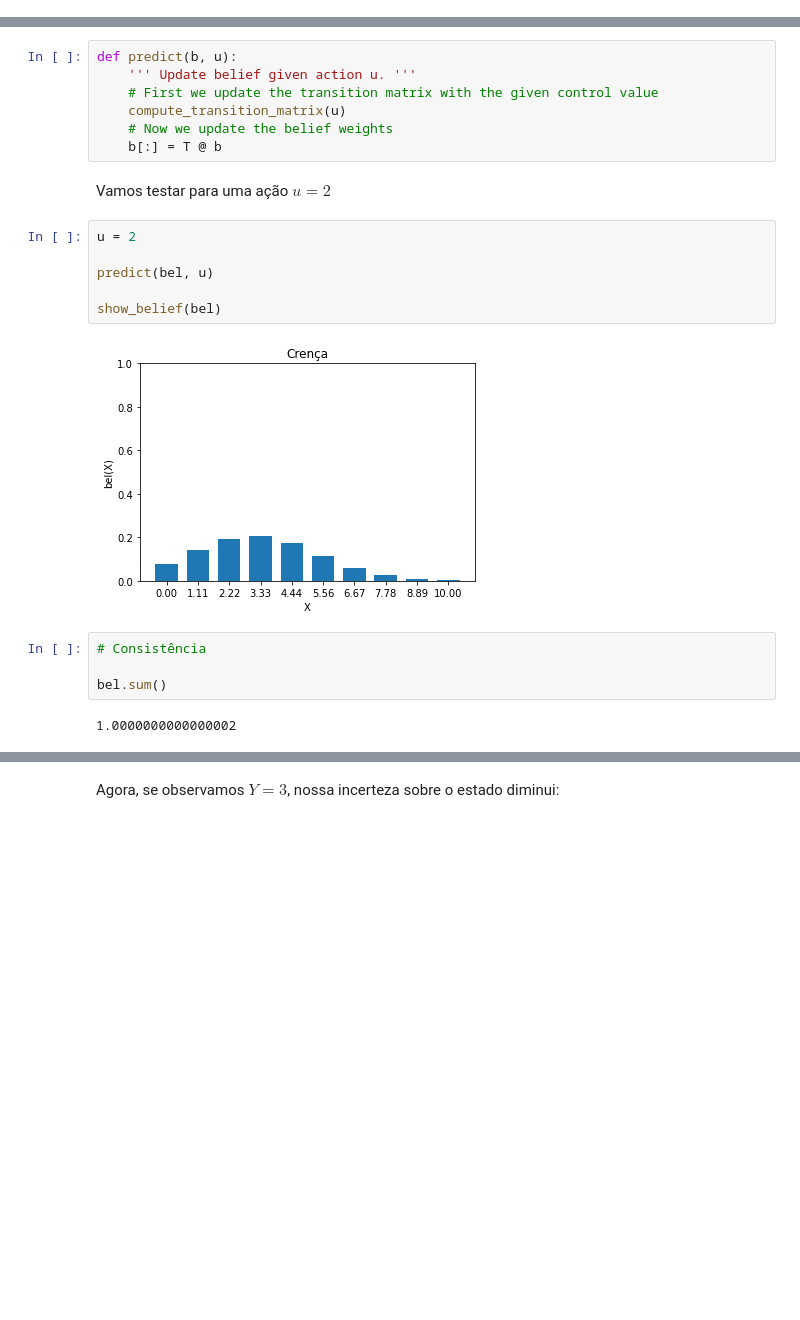
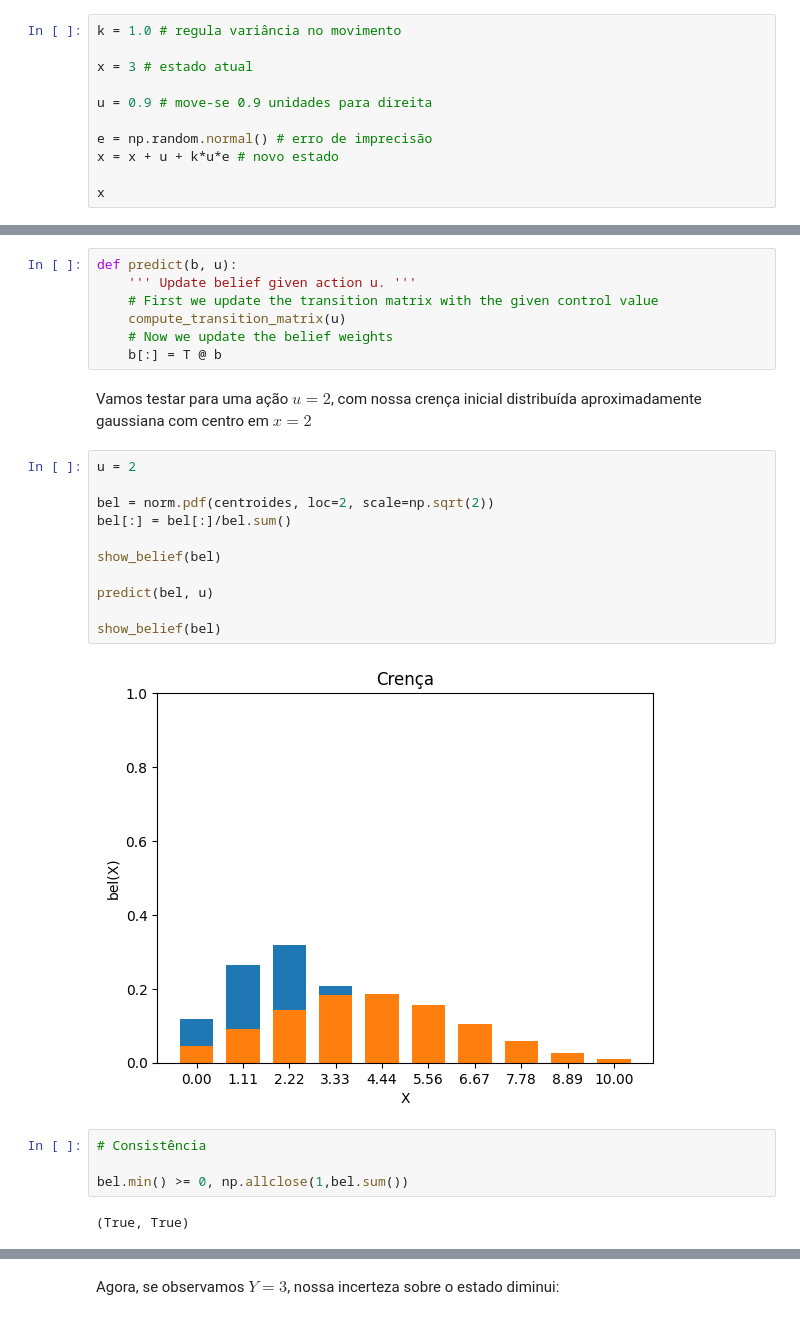
Before and after one commit to raulcdinardi/duckievillage-assignments, a Jupyter notebook: localization/Filtro de histograma.ipynb, the cells around one changed output, grey strips where cells are left out. Drawn from its saved outputs; the diff is of its cells as text; blank space fills up the shorter version.

```diff
--- a/localization/Filtro de histograma.ipynb
+++ b/localization/Filtro de histograma.ipynb
@@ -151,0 +172,11 @@ k = 1.0 # regula variância no movimento
+# %%
+k = 1.0 # regula variância no movimento
+
+x = 3 # estado atual
+
+u = 0.9 # move-se 0.9 unidades para direita
+
+e = np.random.normal() # erro de imprecisão
+x = x + u + k*u*e # novo estado
+
+x
@@ -188,19 +221,24 @@ def predict(b, u):
     # Now we update the belief weights
     b[:] = T @ b
 # %% [markdown]
-Vamos testar para uma ação $u=2$
+Vamos testar para uma ação $u=2$, com nossa crença inicial distribuída aproximadamente gaussiana com centro em $x=2$
 # %%
 u = 2
+
+bel = norm.pdf(centroides, loc=2, scale=np.sqrt(2))
+bel[:] = bel[:]/bel.sum()
+
+show_belief(bel)
 
 predict(bel, u)
 
 show_belief(bel)
 # %% [output]
-[figure, old version]
+[figure, new version]
 # %%
 # Consistência
 
-bel.sum()
+bel.min() >= 0, np.allclose(1,bel.sum())
 # %% [output]
-1.0000000000000002
+(True, True)
 # %% [markdown]
```
Also changed, not shown: parts of 35 cells of this notebook, 3 other files.
